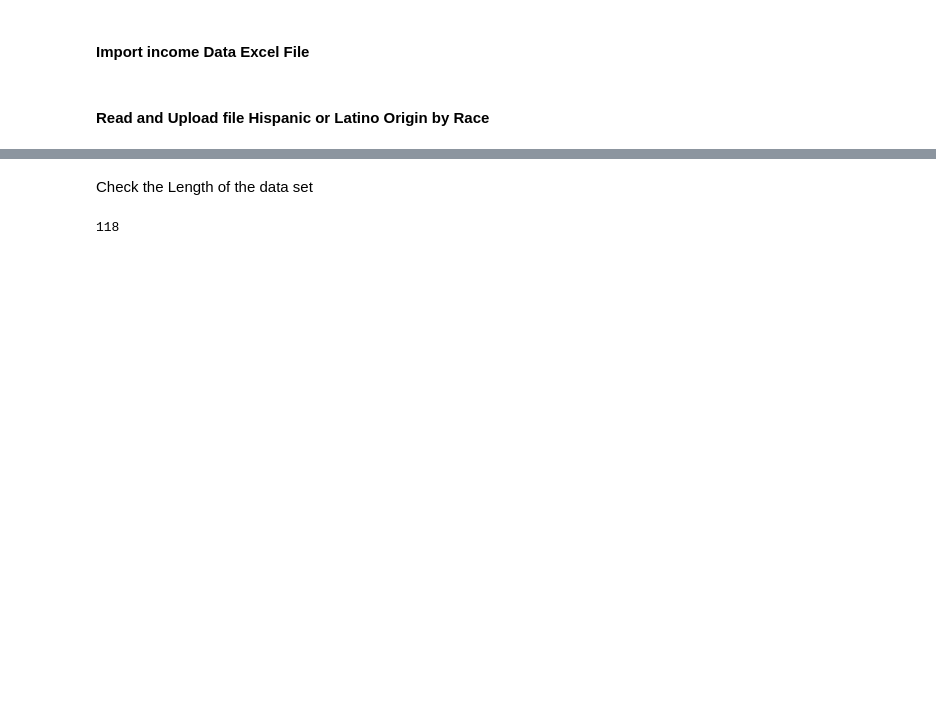
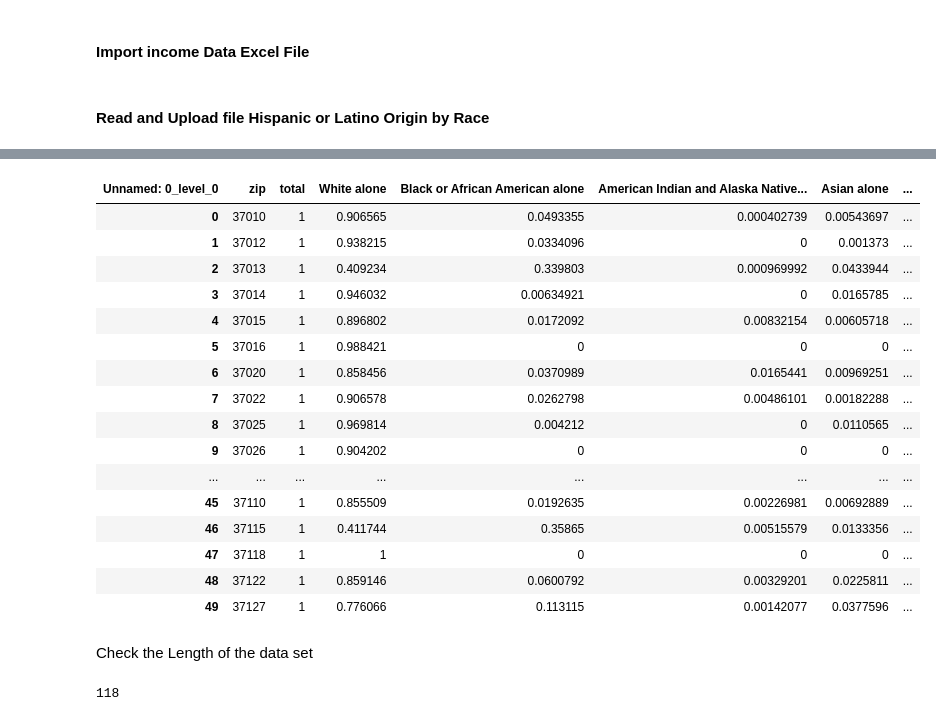
Before and after one commit to Engu12/nash-covid-cases-vaccines-honky_tonkin, a Jupyter notebook: notebook/EDAbook.ipynb, the cells around one changed output, grey strips where cells are left out. Saved outputs shown, nothing was run; the diff lists cells and outputs as text; code cells hidden in the pictures; blank space fills up the shorter version.

```diff
--- a/notebook/EDAbook.ipynb
+++ b/notebook/EDAbook.ipynb
@@ -442,14 +442,15 @@ ethnicity_df = pd.read_excel('..\data\hispanic\originbyrace.xlsx', skiprows = 1,
 #Drop columns with Error next to each of the columns
 ethnicity_df = ethnicity_df[ethnicity_df.columns.drop(list(ethnicity_df.filter(regex='Error')))]
 #Drop a Level of Value headers that mean nothing to the data
-#ethnicity_df.columns = ethnicity_df.columns.droplevel(1)
-# Remove two columns name is 'C' and 'D'
-ethnicity_df.drop(ethnicity_df.index[[1,11,12,14,15,16,17,18,19,20], axis=1])
-#ethnicity_df.rows = ethnicity_df.row.droplevel(9)
+ethnicity_df.columns = ethnicity_df.columns.droplevel(1)
+# Remove unnecessary rows that will not be part of our statistics
+ethnicity_df = ethnicity_df.drop([1,9,10,12,13,14,15,16,17,18,19,20,21])
+
 #Rotate the dataframe so that Zip can be column and the race data set across
-#ethnicity_df= ethnicity_df.set_index('Unnamed: 0_level_0').T.reset_index()
+ethnicity_df= ethnicity_df.set_index('Unnamed: 0_level_0').T.reset_index()
 #Rename the Zip row
-#ethnicity_df=ethnicity_df.rename(columns={'index':'zip','Total:':'total','Unnamed: 0_level_0':'index'})
+ethnicity_df=ethnicity_df.rename(columns={'index':'zip','Total:':'total','Two or more races:':'Two or more races',
+                                         'Hispanic or Latino:':'Hispanic or Latino'})
 
 ethnicity_df.head(50)
 # %% [output]
@@ -457,3 +457,20 @@ SyntaxError: invalid syntax (<ipython-input-85-818eb00edf21>, line 8)
+| Unnamed: 0_level_0 | zip | total | White alone | Black or African American alone | American Indian and Alaska Native... | Asian alone | ... |
+| 0 | 37010 | 1 | 0.906565 | 0.0493355 | 0.000402739 | 0.00543697 | ... |
+| 1 | 37012 | 1 | 0.938215 | 0.0334096 | 0 | 0.001373 | ... |
+| 2 | 37013 | 1 | 0.409234 | 0.339803 | 0.000969992 | 0.0433944 | ... |
+| 3 | 37014 | 1 | 0.946032 | 0.00634921 | 0 | 0.0165785 | ... |
+| 4 | 37015 | 1 | 0.896802 | 0.0172092 | 0.00832154 | 0.00605718 | ... |
+| 5 | 37016 | 1 | 0.988421 | 0 | 0 | 0 | ... |
+| 6 | 37020 | 1 | 0.858456 | 0.0370989 | 0.0165441 | 0.00969251 | ... |
+| 7 | 37022 | 1 | 0.906578 | 0.0262798 | 0.00486101 | 0.00182288 | ... |
+| 8 | 37025 | 1 | 0.969814 | 0.004212 | 0 | 0.0110565 | ... |
+| 9 | 37026 | 1 | 0.904202 | 0 | 0 | 0 | ... |
+| ... | ... | ... | ... | ... | ... | ... | ... |
+| 45 | 37110 | 1 | 0.855509 | 0.0192635 | 0.00226981 | 0.00692889 | ... |
+| 46 | 37115 | 1 | 0.411744 | 0.35865 | 0.00515579 | 0.0133356 | ... |
+| 47 | 37118 | 1 | 1 | 0 | 0 | 0 | ... |
+| 48 | 37122 | 1 | 0.859146 | 0.0600792 | 0.00329201 | 0.0225811 | ... |
+| 49 | 37127 | 1 | 0.776066 | 0.113115 | 0.00142077 | 0.0377596 | ... |
 # %% [markdown]
 Check the Length of the data set
 # %%
```
Also changed, not shown: parts of 5 cells of this notebook, 1 other file.
